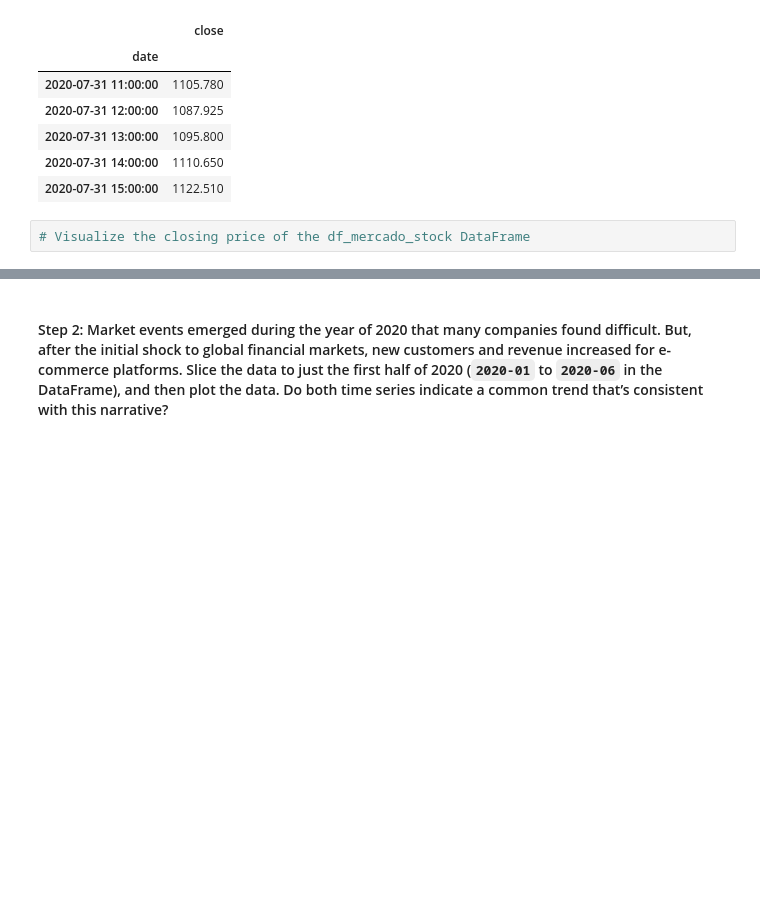
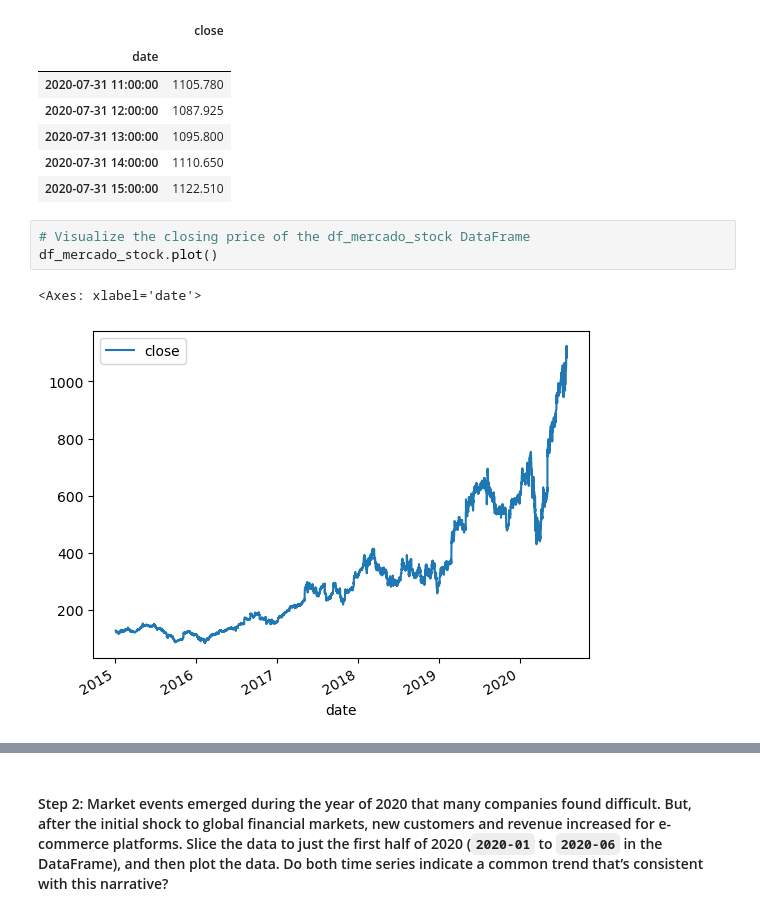
Before and after one commit to GerardoCastanos/prophet_challenge, a Jupyter notebook: Starter_Code/forecasting_net_prophet.ipynb, the cells around one changed output, grey strips where cells are left out. Drawn from its saved outputs; the diff is of its cells as text; blank space fills up the shorter version.

```diff
--- a/Starter_Code/forecasting_net_prophet.ipynb
+++ b/Starter_Code/forecasting_net_prophet.ipynb
@@ -231,4 +231,8 @@ display(df_mercado_stock.tail())
 | 2020-07-31 15:00:00 | 1122.510 |
 # %%
 # Visualize the closing price of the df_mercado_stock DataFrame
+df_mercado_stock.plot()
+# %% [output]
+<Axes: xlabel='date'>
+[figure, added]
 # %%
```
Also changed, not shown: parts of 20 cells of this notebook.
